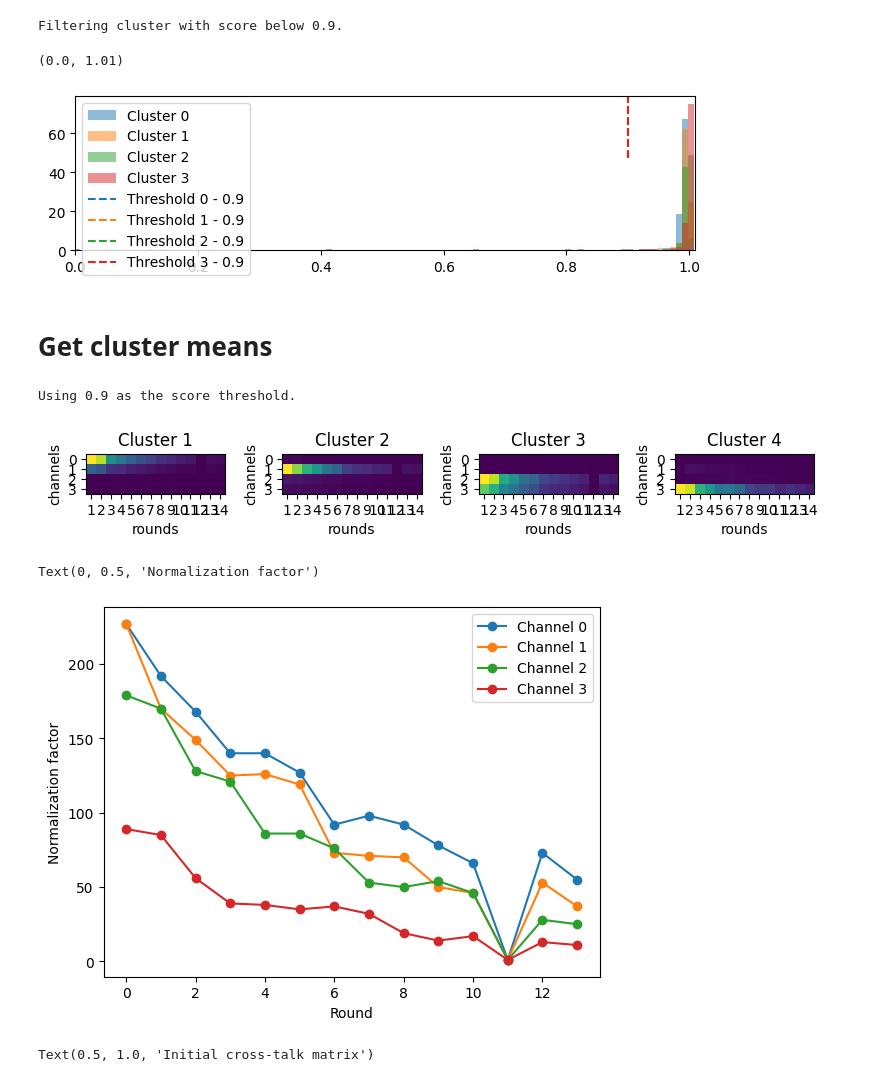
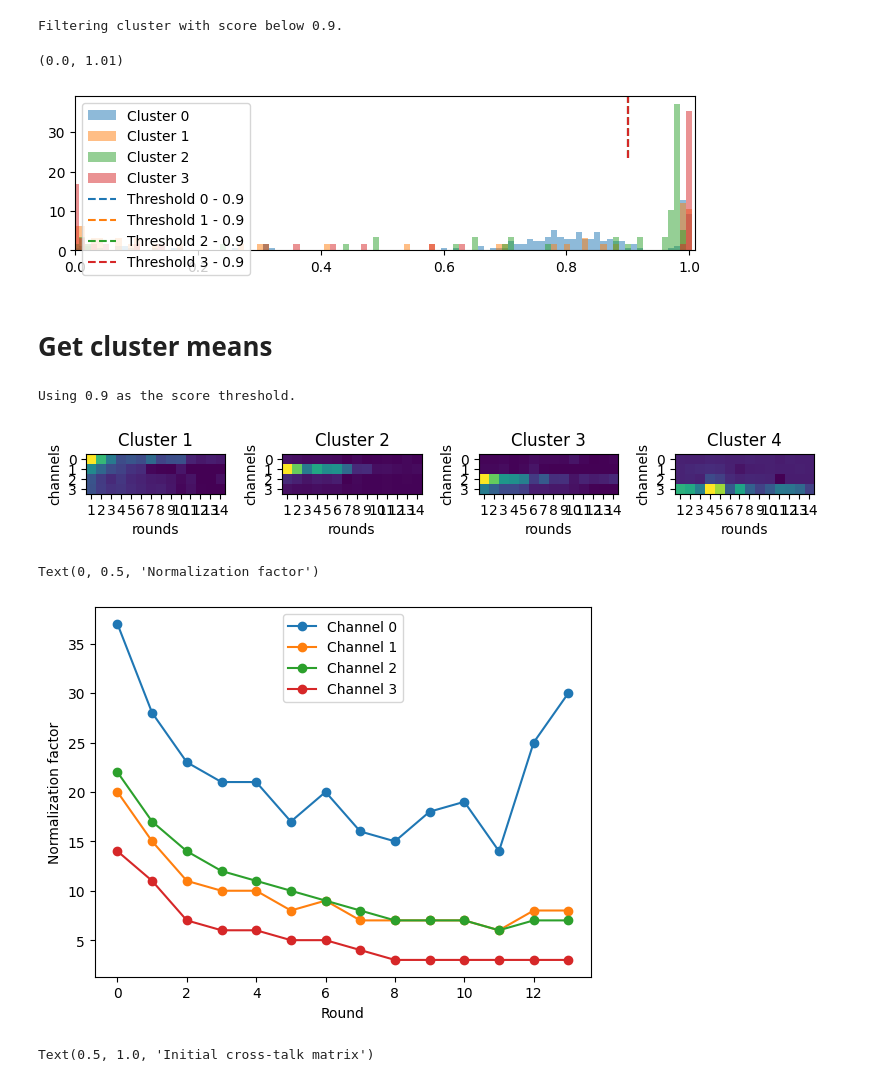
Before and after one commit to znamlab/iss-preprocess, a Jupyter notebook: notebooks/select_bleedtrough_parameters.ipynb, the cells around one changed output. Drawn from its saved outputs; the diff is of its cells as text; code cells hidden in the pictures.

```diff
--- a/notebooks/select_bleedtrough_parameters.ipynb
+++ b/notebooks/select_bleedtrough_parameters.ipynb
@@ -16,7 +16,7 @@ import iss_preprocess as iss
 import iss_preprocess.io.load
 import iss_preprocess.pipeline.register
 
-data_path = "toksozi_in-vivo-BRISC/BRAC12106.1c/chamber_01"
+data_path = "toksozi_in-vivo-BRISC/BRAC12106.1c/chamber_02"
 prefix = "barcode_round"
 ref_tile_index = 0  # which of the reference tiles do we want to use for plots
 # %%
@@ -439,37 +437,37 @@ ax.legend(loc="upper left")
 ax.set_xlim([0, 1.01])
 # %% [output]
 (0.0, 1.01)
-[figure, old version]
+[figure, new version]
 # %% [markdown]
 # Get cluster means
 # %%
 score_thresh = ops[f"{short_pref}_cluster_score_thresh"]
 print(f"Using {score_thresh} as the score threshold.")
 
 # badin = np.eye(4)
 cluster_means, spot_colors, cluster_inds = iss.call.call.get_cluster_means(
     all_spots,
-    score_thresh=0.9,
+    score_thresh=0.82, #THIS IS CURRENTLY HARD CODED HERE
     initial_cluster_mean=np.array(ops["initial_cluster_means"]),
 )
 nclusters = cluster_means[0].shape[0]  # maybe it's [1]?
 nrounds = len(cluster_means)
 fig, ax = plt.subplots(
     nrows=1, ncols=nclusters, facecolor="w", label="cluster_means", figsize=(8, 2)
 )
 for icluster in range(nclusters):
     plt.sca(ax[icluster])
     plt.imshow(np.stack(cluster_means, axis=2)[icluster, :, :])
     plt.xlabel("rounds")
     plt.ylabel("channels")
     plt.xticks(np.arange(nrounds), np.arange(1, nrounds + 1, dtype=int))
     plt.yticks(np.arange(nch), np.arange(nch, dtype=int))
     plt.title(f"Cluster {icluster+1}")
 
 plt.tight_layout()
 # %% [output]
 Using 0.9 as the score threshold.
-[figure, old version]
+[figure, new version]
 # %%
 norm_fact = np.load(iss.io.get_processed_path(data_path) / f"correction_{prefix}.npz")
 pixel_dist = norm_fact["pixel_dist"]
@@ -482,7 +480,7 @@ plt.xlabel("Round")
 plt.ylabel("Normalization factor")
 # %% [output]
 Text(0, 0.5, 'Normalization factor')
-[figure, old version]
+[figure, new version]
 # %%
 plt.imshow(ops["initial_cluster_means"])
 plt.xticks(np.arange(4))
```
Also changed, not shown: parts of 17 cells of this notebook, 1 other file.
